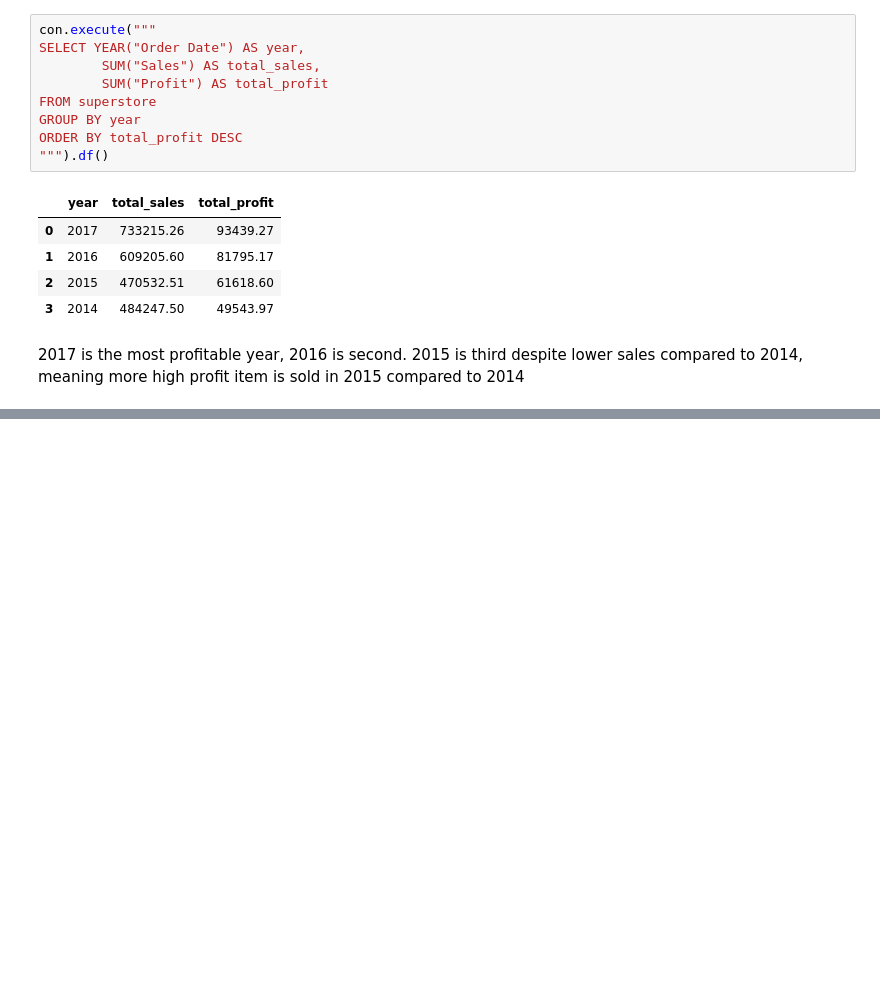
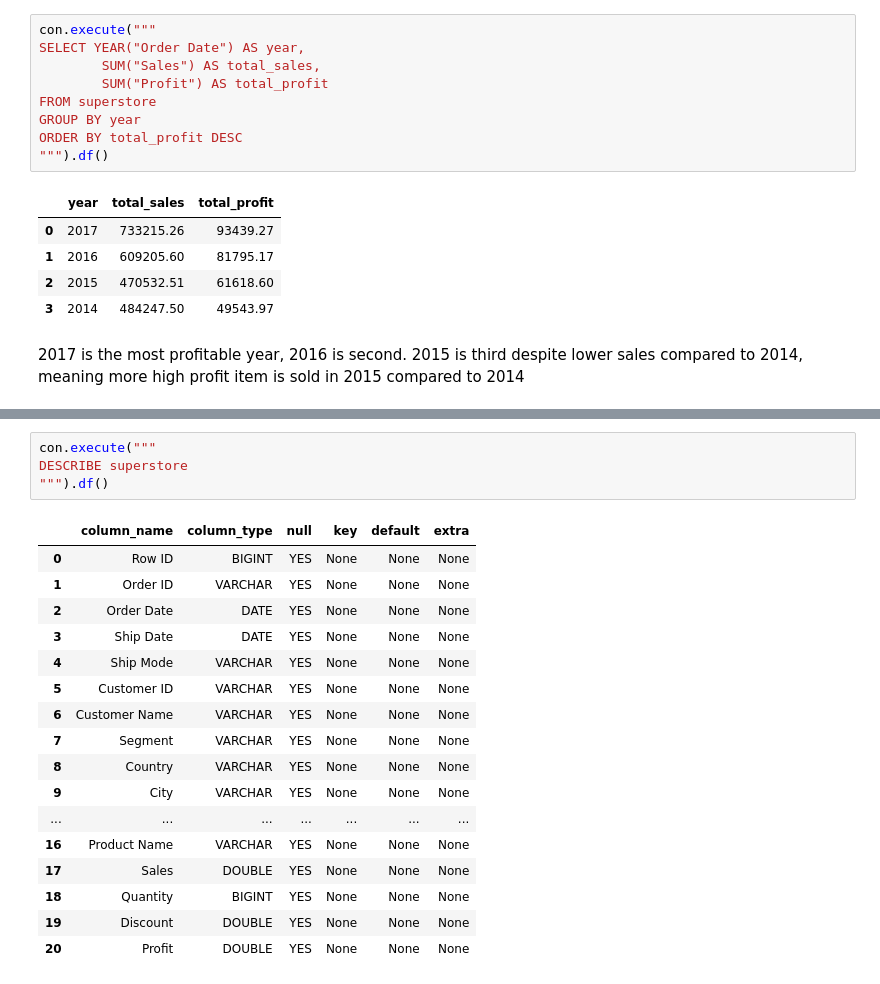
Before and after one commit to zedchuu/01-sql-data-analysis-superstore, a Jupyter notebook: sql/quesries.ipynb, the cells around one changed output, grey strips where cells are left out. Cells and saved outputs as stored; diff of their text form; blank space fills up the shorter version.

```diff
--- a/sql/quesries.ipynb
+++ b/sql/quesries.ipynb
@@ -234,0 +383,22 @@ ORDER BY total_profit DESC
+# %%
+con.execute("""
+DESCRIBE superstore
+""").df()
+# %% [output]
+|  | column_name | column_type | null | key | default | extra |
+| 0 | Row ID | BIGINT | YES | None | None | None |
+| 1 | Order ID | VARCHAR | YES | None | None | None |
+| 2 | Order Date | DATE | YES | None | None | None |
+| 3 | Ship Date | DATE | YES | None | None | None |
+| 4 | Ship Mode | VARCHAR | YES | None | None | None |
+| 5 | Customer ID | VARCHAR | YES | None | None | None |
+| 6 | Customer Name | VARCHAR | YES | None | None | None |
+| 7 | Segment | VARCHAR | YES | None | None | None |
+| 8 | Country | VARCHAR | YES | None | None | None |
+| 9 | City | VARCHAR | YES | None | None | None |
+| ... | ... | ... | ... | ... | ... | ... |
+| 16 | Product Name | VARCHAR | YES | None | None | None |
+| 17 | Sales | DOUBLE | YES | None | None | None |
+| 18 | Quantity | BIGINT | YES | None | None | None |
+| 19 | Discount | DOUBLE | YES | None | None | None |
+| 20 | Profit | DOUBLE | YES | None | None | None |
```
Also changed, not shown: parts of 13 cells of this notebook, 1 other file.
